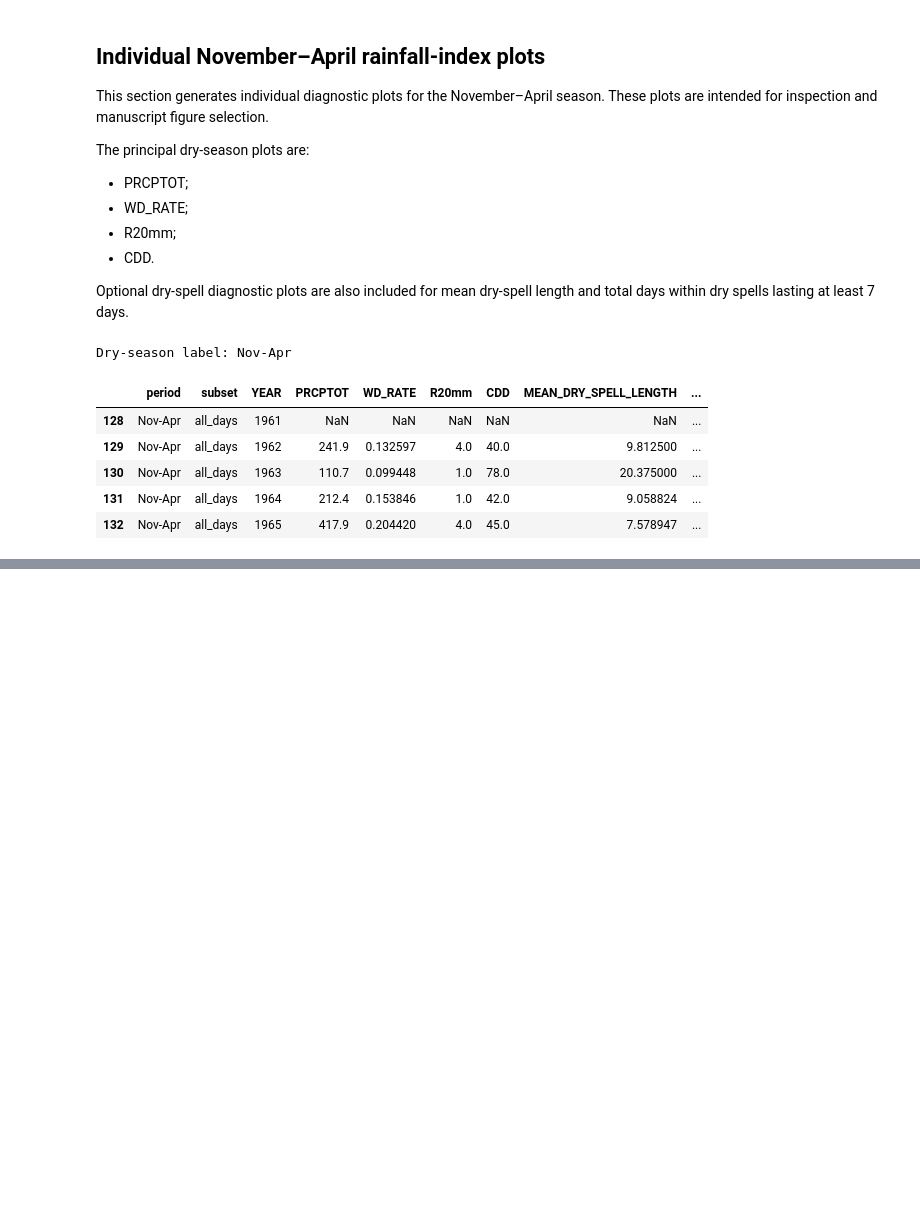
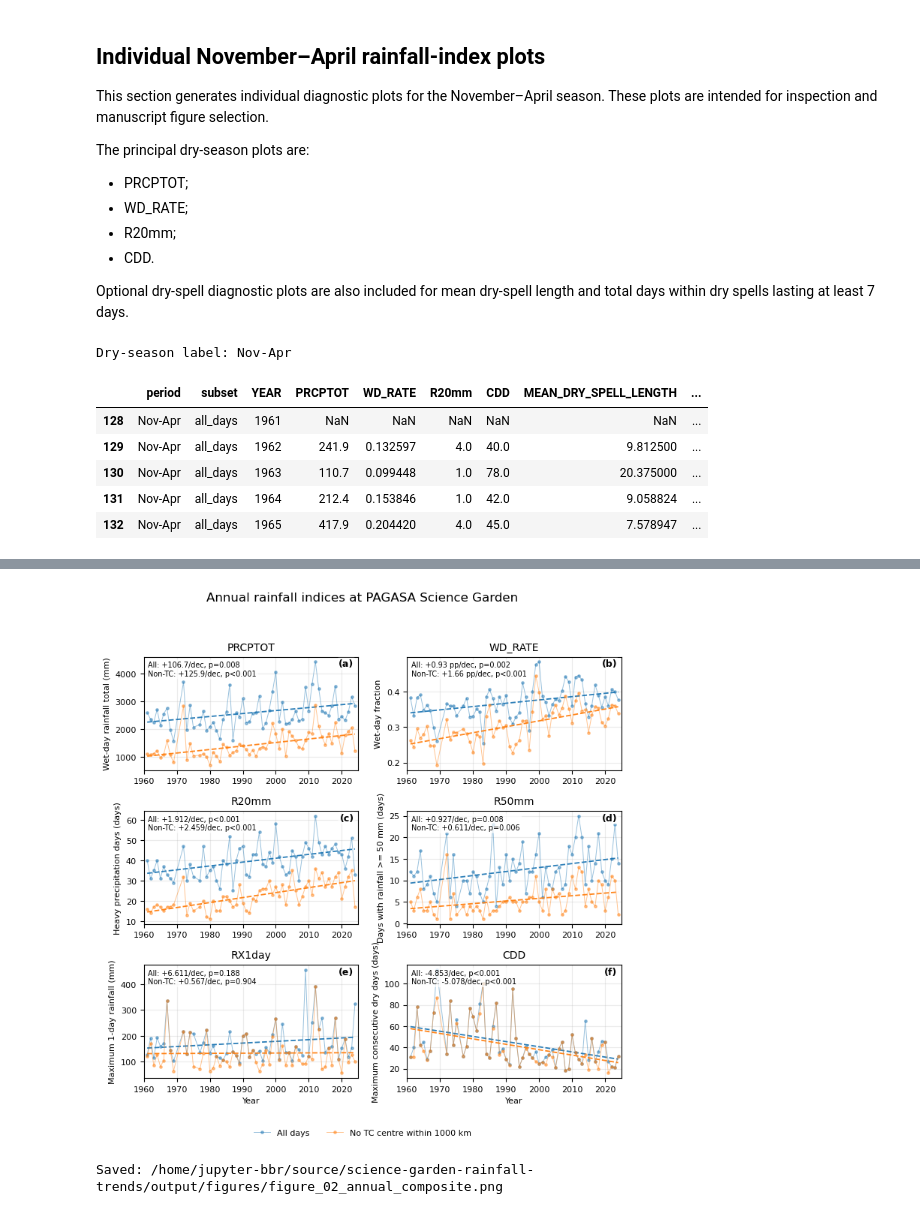
Before and after one commit to baracoma/science-garden-rainfall-trends, a Jupyter notebook: 02_analysis_and_figures.ipynb, the cells around one changed output, grey strips where cells are left out. Saved outputs shown, nothing was run; the diff lists cells and outputs as text; code cells hidden in the pictures; blank space fills up the shorter version.

Commit message:
updated composite plots

```diff
--- a/02_analysis_and_figures.ipynb
+++ b/02_analysis_and_figures.ipynb
@@ -2218,0 +2319,12 @@ Saved: /home/jupyter-bbr/source/science-garden-rainfall-trends/output/figures/di
+# %%
+monthly_completeness_matrix = (
+    monthly_completeness
+    .pivot(index="YEAR", columns="MONTH", values="valid_fraction")
+    .sort_index()
+)
+
+monthly_completeness_matrix = monthly_completeness_matrix.reindex(
+    columns=range(1, 13)
+)
+
+display(monthly_completeness_matrix.head())
@@ -2218,0 +2452,13 @@ Saved: /home/jupyter-bbr/source/science-garden-rainfall-trends/output/figures/di
+# %%
+COMPOSITE_INDICES = [
+    "PRCPTOT",
+    "WD_RATE",
+    "R20mm",
+    "R50mm",
+    "RX1day",
+    "CDD",
+]
+
+COMPOSITE_FIGURE_02_PATH = FIGURE_DIR / "figure_02_annual_composite.png"
+COMPOSITE_FIGURE_03_PATH = FIGURE_DIR / "figure_03_nov_apr_composite.png"
+COMPOSITE_FIGURE_04_PATH = FIGURE_DIR / "figure_04_may_oct_composite.png"
@@ -2218,0 +2753,17 @@ Saved: /home/jupyter-bbr/source/science-garden-rainfall-trends/output/figures/di
+# %%
+make_composite_timeseries_figure(
+    data=all_period_indices,
+    trend_summary=full_trend_summary,
+    indices=COMPOSITE_INDICES,
+    period_type="Annual",
+    period="Annual",
+    output_path=COMPOSITE_FIGURE_02_PATH,
+    figure_title="Annual rainfall indices at PAGASA Science Garden",
+    ncols=2,
+    panel_width=3.6,
+    panel_height=2.45,
+    annotate_stats=True,
+)
+# %% [output]
+[figure, added]
+Saved: /home/jupyter-bbr/source/science-garden-rainfall-trends/output/figures/figure_02_annual_composite.png
```
Also changed, not shown: parts of 27 cells of this notebook.
